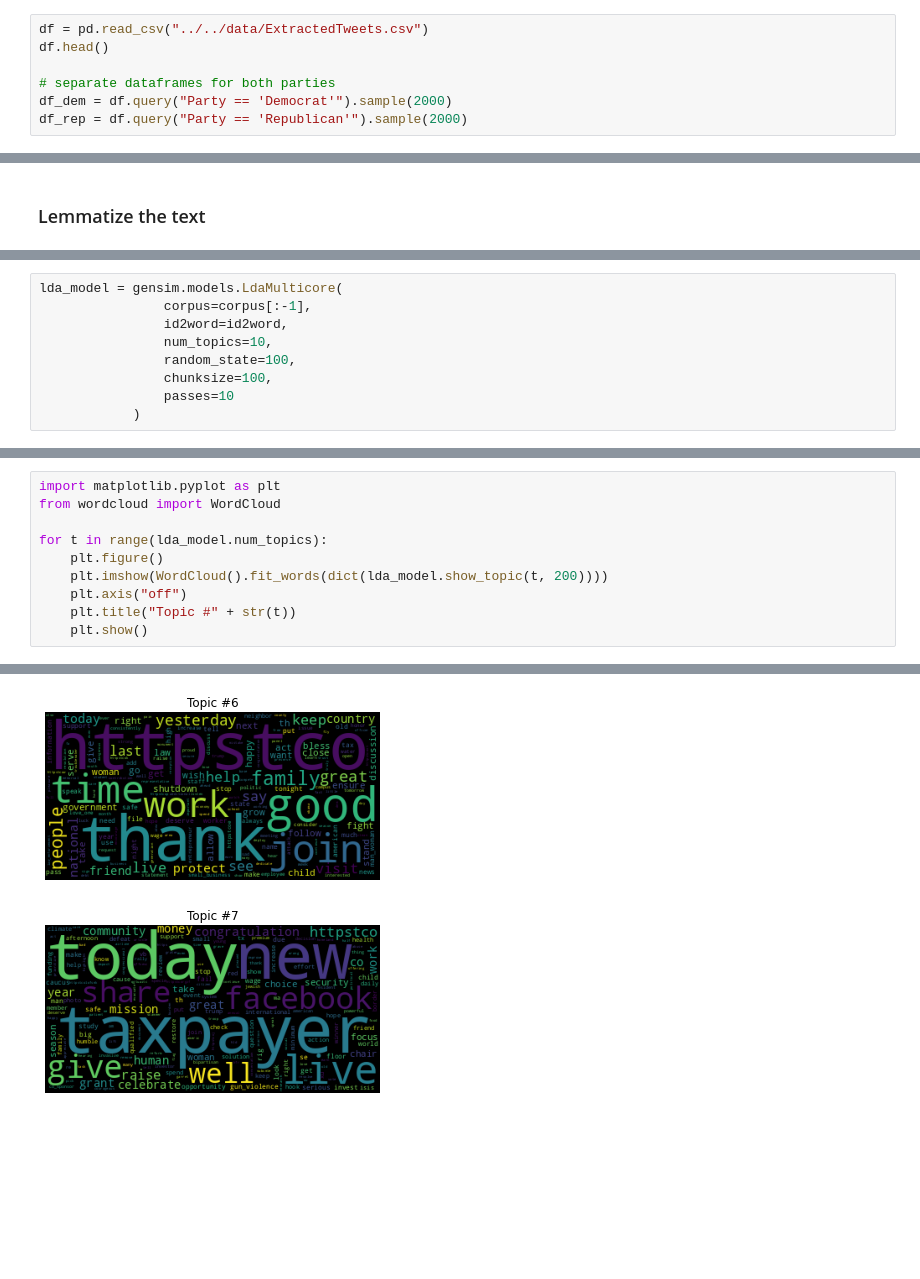
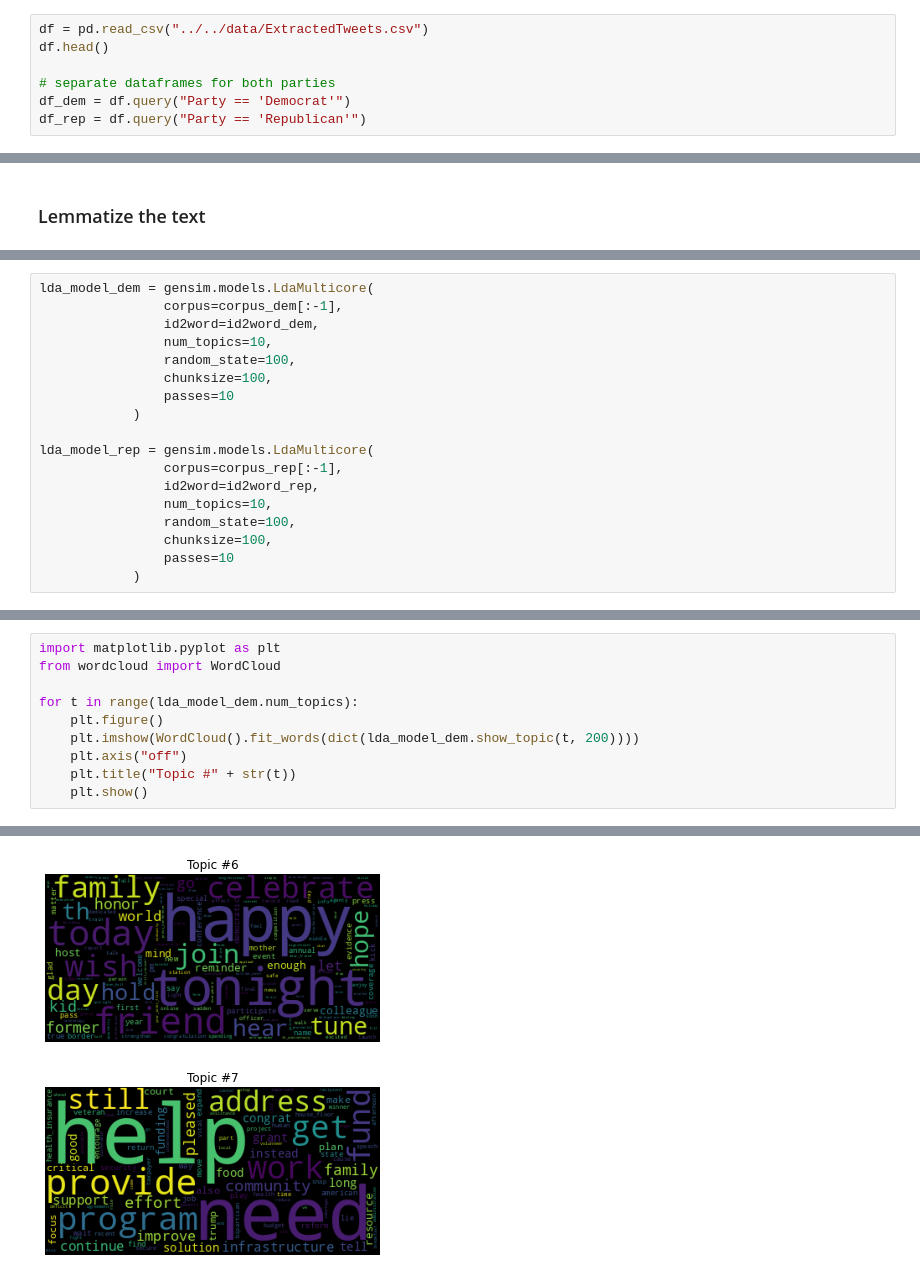
Before and after one commit to Lennart97/nlp_project, a Jupyter notebook: demo/topic_diff/topic_diff.ipynb, the cells around one changed output, grey strips where cells are left out. Saved outputs shown, nothing was run; the diff lists cells and outputs as text; blank space fills up the shorter version.

Commit message:
word clouds

```diff
--- a/demo/topic_diff/topic_diff.ipynb
+++ b/demo/topic_diff/topic_diff.ipynb
@@ -32,8 +32,8 @@ df = pd.read_csv("../../data/ExtractedTweets.csv")
 df.head()
 
 # separate dataframes for both parties
-df_dem = df.query("Party == 'Democrat'").sample(2000)
-df_rep = df.query("Party == 'Republican'").sample(2000)
+df_dem = df.query("Party == 'Democrat'")
+df_rep = df.query("Party == 'Republican'")
 # %% [markdown]
 ### Extract tweet information
 # %%
@@ -223,10 +326,19 @@ texts = df['trigrams']
 # %%
-lda_model = gensim.models.LdaMulticore(
-                corpus=corpus[:-1],
-                id2word=id2word,
+lda_model_dem = gensim.models.LdaMulticore(
+                corpus=corpus_dem[:-1],
+                id2word=id2word_dem,
                 num_topics=10,
                 random_state=100,
                 chunksize=100,
                 passes=10
             )
+
+lda_model_rep = gensim.models.LdaMulticore(
+                corpus=corpus_rep[:-1],
+                id2word=id2word_rep,
+                num_topics=10,
+                random_state=100,
+                chunksize=100,
+                passes=10
+            )
 # %%
@@ -254,9 +387,9 @@ topic
 import matplotlib.pyplot as plt
 from wordcloud import WordCloud
 
-for t in range(lda_model.num_topics):
+for t in range(lda_model_dem.num_topics):
     plt.figure()
-    plt.imshow(WordCloud().fit_words(dict(lda_model.show_topic(t, 200))))
+    plt.imshow(WordCloud().fit_words(dict(lda_model_dem.show_topic(t, 200))))
     plt.axis("off")
     plt.title("Topic #" + str(t))
     plt.show()
@@ -270,2 +403,2 @@ for t in range(lda_model.num_topics):
-[figure, old version]
+[figure, new version]
-[figure, old version]
+[figure, new version]
```
Also changed, not shown: parts of 12 cells of this notebook, 1 other file.
